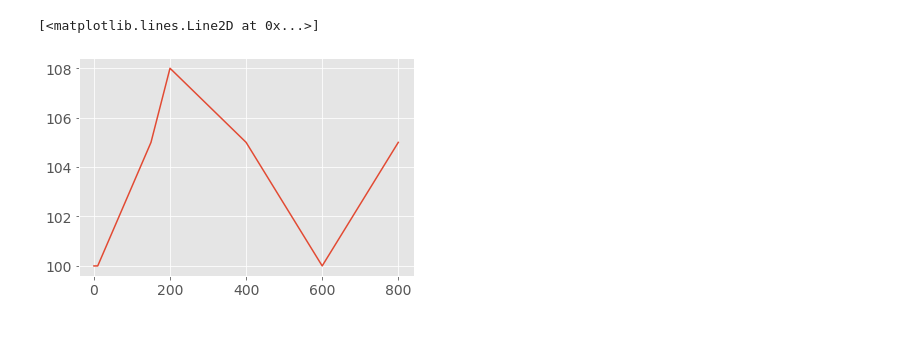
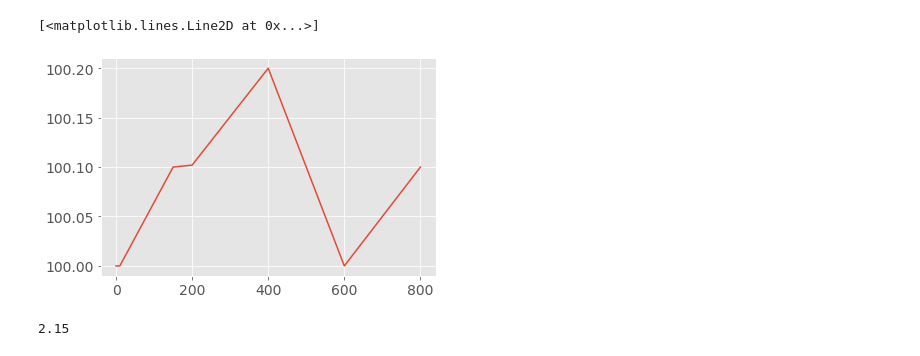
Before and after one commit to smohiudd/drivecycle, a Jupyter notebook: notebooks/energy.ipynb, the cells around one changed output. Saved outputs shown, nothing was run; the diff lists cells and outputs as text; code cells hidden in the pictures.

```diff
--- a/notebooks/energy.ipynb
+++ b/notebooks/energy.ipynb
@@ -18,12 +18,12 @@ plots.plot_vd(traj, "plot_vd.png")
 # %%
-elv = np.array([[0,100],[10,100],[150,105],[200,108],[400,105],[600,100],[800,105]])
+elv = np.array([[0,100],[10,100],[150,100.1],[200,100.102],[400,100.2],[600,100],[800,100.1]])
 x = [i[0] for i in elv]
 y = [i[1] for i in elv]
 
 plt.plot(x,y)
 # %% [output]
 [<matplotlib.lines.Line2D at 0x...>]
-[figure, old version]
+[figure, new version]
 # %%
 #Energy Calculation
 
@@ -49,6 +49,10 @@ def open_circuit_voltage_LA(x,N):
 
 def open_circuit_voltage_NC(x,N):
     return N*( -8.2816 *(np.power(x,7))  +  23.5749*(np.power(x,6)) -30*(np.power(x,5)) +23.7053*(np.power(x,4)) -12.5877*(np.power(x,3)) + 4.1315*x*x - 0.8658*x +1.37)
+# %%
+open_circuit_voltage_LA(0,1)
+# %% [output]
+2.15
 # %%
 def pairwise(iterable):
     a, b = itertools.tee(iterable)
```
Also changed, not shown: parts of 6 cells of this notebook, 9 other files.
